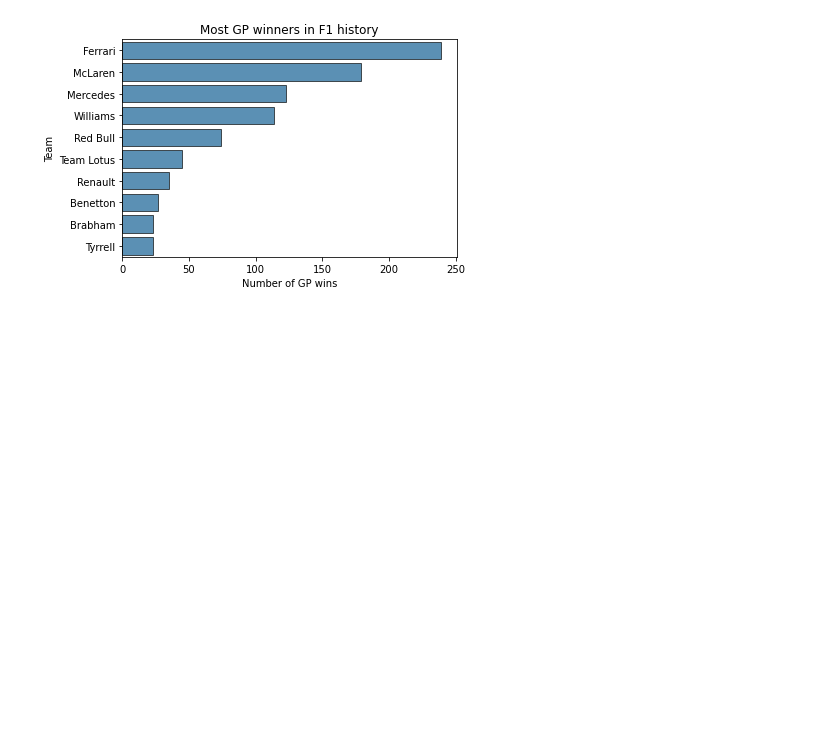
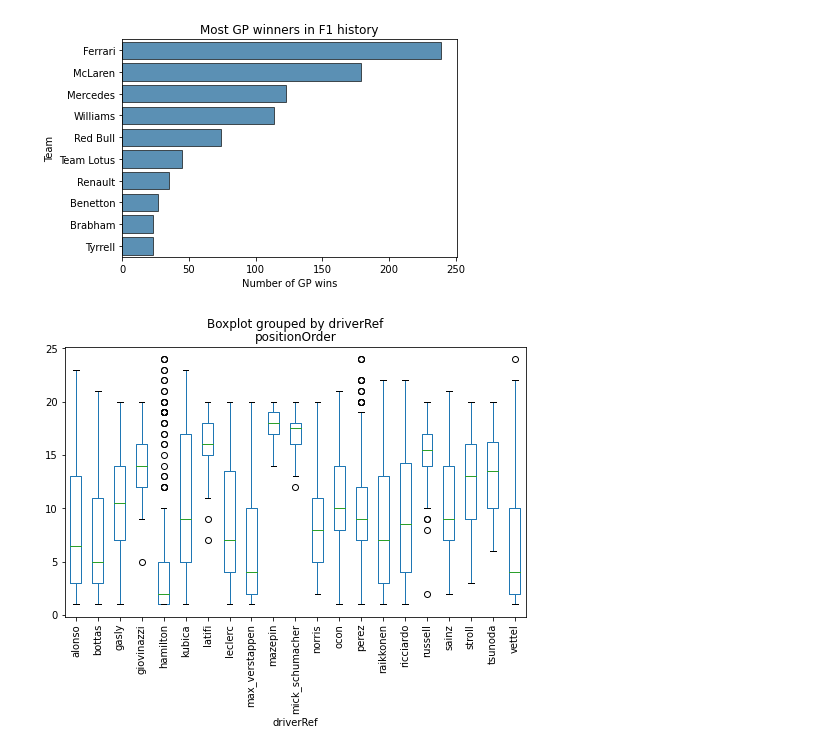
Before and after one commit to mariuscaptari/machine-learning-coursework, a Jupyter notebook: notebooks/02-data-vizualization.ipynb, the cells around one changed output. Drawn from its saved outputs; the diff is of its cells as text; code cells hidden in the pictures; blank space fills up the shorter version.

Commit message:
Add driver position boxplot

```diff
--- a/notebooks/02-data-vizualization.ipynb
+++ b/notebooks/02-data-vizualization.ipynb
@@ -58,3 +64,11 @@ plt.ylabel('Team')
 plt.xlabel('Number of GP wins');
 # %% [output]
 [figure]
+# %%
+current_drivers = df.loc[df['year'] == 2021].driverRef.drop_duplicates()
+# %%
+driver_positions_count = df.loc[df['driverRef'].isin(current_drivers)].sort_values(by=['constructor_name','driverRef'])
+# %%
+boxplot = driver_positions_count.boxplot(by='driverRef', column=['positionOrder'], rot = 90, figsize = (8,5), grid=False)
+# %% [output]
+[figure, added]
```
Also changed, not shown: parts of 1 cell of this notebook.
